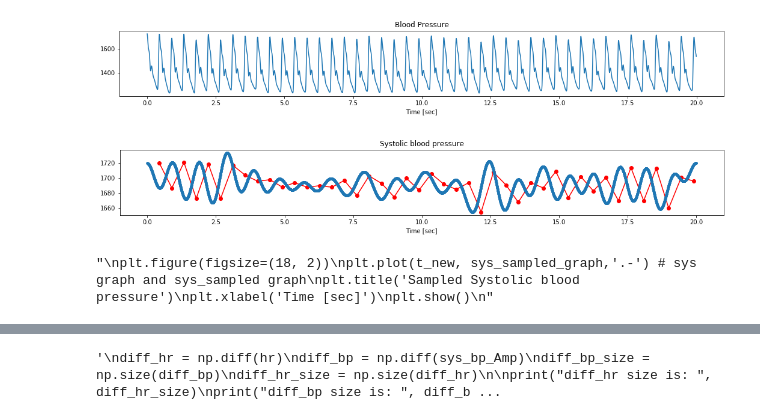
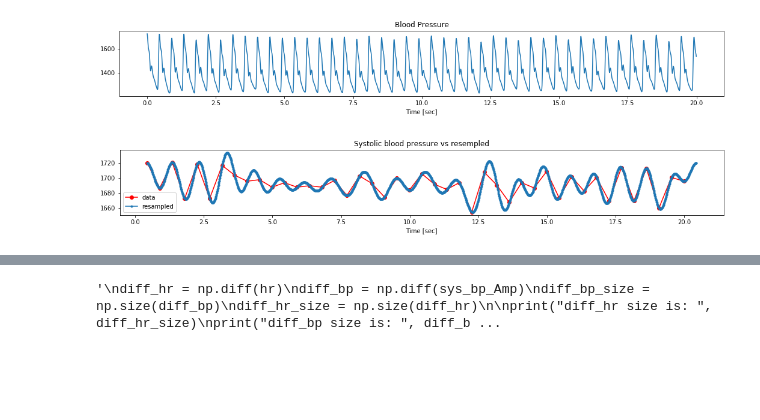
Before and after one commit to vnsasson/SLDS, a Jupyter notebook: My_code.ipynb, the cells around one changed output, grey strips where cells are left out. Saved outputs shown, nothing was run; the diff lists cells and outputs as text; code cells hidden in the pictures; blank space fills up the shorter version.

```diff
--- a/My_code.ipynb
+++ b/My_code.ipynb
@@ -142,58 +125,55 @@ import csv
 import matplotlib.pyplot as plt
 import numpy as np
 from scipy import signal
-t = np.arange(0, 20, 0.008)
+START_POINT = 0
+END_POINT = 20
+F = 100
+
+t = np.arange(START_POINT, END_POINT, 0.008)
 t_size = len(t)
 #print(size)
 bp = []
 with open('samples/268269-2431-MDC_PRESS_BLD_ART_ABP-125.csv', 'r') as f:
     reader = csv.reader(f)
     for row in reader:
         bp.append(float(row[1]))
     #print(t)
     #print(bp[:size])
     bp = bp[:t_size]
     plt.figure(figsize=(18, 2))
     plt.plot(t,bp)
     plt.title('Blood Pressure')
     plt.xlabel('Time [sec]')
     plt.show()
 
 peaks_ind, _ = find_peaks(bp, height=1600)
 bp = np.asarray(bp)
 
 sys_bp_time = peaks_ind*[0.008] # moving from indexes to time domain
-#sys_bp_time = sys_bp_time - sys_bp_time[0]
 sys_bp_Amp = bp[peaks_ind]
+first = sys_bp_time[0]
 
-samples = 10000
+#print("sys_bp_Amp is:", sys_bp_Amp)
+#print("")
+#print("sys_bp_Amp size is:", len(sys_bp_Amp))
+#print("")
+
+sys_bp_time = np.linspace(START_POINT+first, END_POINT+first, len(sys_bp_Amp), endpoint=False)
+
+samples = F*(END_POINT-START_POINT)
 sys_sampled_graph = signal.resample(sys_bp_Amp, samples) # sampling the systolic graph - 10000 samples - *4 more then the original
-t_new = np.arange(0, 20, 20/samples)
-#t_new = t_new + sys_bp_time[0]
+t_new = np.linspace(START_POINT+first, END_POINT+first, samples)
 
 plt.figure(figsize=(18, 2))
 plt.plot(sys_bp_time,sys_bp_Amp,'ro-') # sys graph and sys_sampled graph
 plt.plot(t_new, sys_sampled_graph,'.-') # sys graph and sys_sampled graph
-plt.title('Systolic blood pressure')
+plt.title('Systolic blood pressure vs resempled')
 plt.xlabel('Time [sec]')
+plt.legend(['data', 'resampled'], loc='best')
 plt.show()
-
-'''
-plt.figure(figsize=(18, 2))
-plt.plot(t_new, sys_sampled_graph,'.-') # sys graph and sys_sampled graph
-plt.title('Sampled Systolic blood pressure')
-plt.xlabel('Time [sec]')
-plt.show()
-'''
-
-#print("sys_bp_time time is: ", sys_bp_time)
-#print("")
-#print("Sampled sys_bp_Amp is: ", sys_sampled_graph[:3])
-#print("vector size", len(sys_sampled_graph))
 # %% [output]
 [figure]
-[figure, old version]
+[figure, new version]
-"\nplt.figure(figsize=(18, 2))\nplt.plot(t_new, sys_sampled_graph,'.-') # sys graph and sys_sampled graph\nplt.title('Sampled Systolic blood pressure')\nplt.xlabel('Time [sec]')\nplt.show()\n"
 # %%
 ################################################  Respiration  ##############################################
 
```
Also changed, not shown: parts of 5 cells of this notebook.
